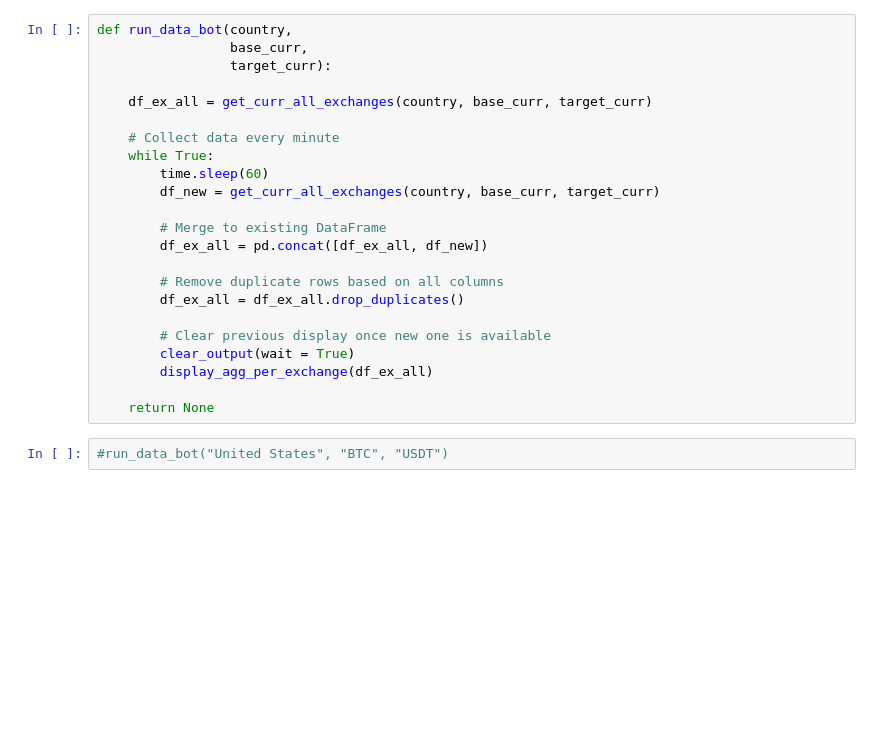
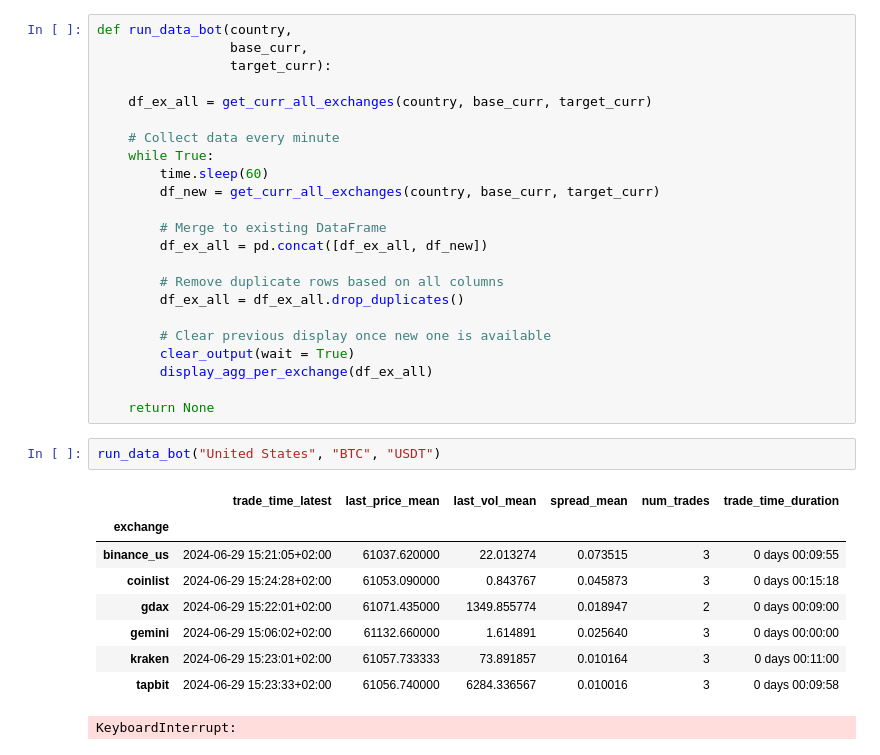
Before and after one commit to vnegi10/Crypto_arbitrage_bot, a Jupyter notebook: Arbitrage_bot.ipynb, the cells around one changed output. Cells and saved outputs as stored; diff of their text form; blank space fills up the shorter version.

```diff
--- a/Arbitrage_bot.ipynb
+++ b/Arbitrage_bot.ipynb
@@ -282,4 +273,14 @@ def run_data_bot(country,
 
     return None
 # %%
-#run_data_bot("United States", "BTC", "USDT")
+run_data_bot("United States", "BTC", "USDT")
+# %% [output]
+|  | trade_time_latest | last_price_mean | last_vol_mean | spread_mean | num_trades | trade_time_duration |
+| exchange |  |  |  |  |  |  |
+| binance_us | 2024-06-29 15:21:05+02:00 | 61037.620000 | 22.013274 | 0.073515 | 3 | 0 days 00:09:55 |
+| coinlist | 2024-06-29 15:24:28+02:00 | 61053.090000 | 0.843767 | 0.045873 | 3 | 0 days 00:15:18 |
+| gdax | 2024-06-29 15:22:01+02:00 | 61071.435000 | 1349.855774 | 0.018947 | 2 | 0 days 00:09:00 |
+| gemini | 2024-06-29 15:06:02+02:00 | 61132.660000 | 1.614891 | 0.025640 | 3 | 0 days 00:00:00 |
+| kraken | 2024-06-29 15:23:01+02:00 | 61057.733333 | 73.891857 | 0.010164 | 3 | 0 days 00:11:00 |
+| tapbit | 2024-06-29 15:23:33+02:00 | 61056.740000 | 6284.336567 | 0.010016 | 3 | 0 days 00:09:58 |
+KeyboardInterrupt:
```
Also changed, not shown: parts of 6 cells of this notebook.
